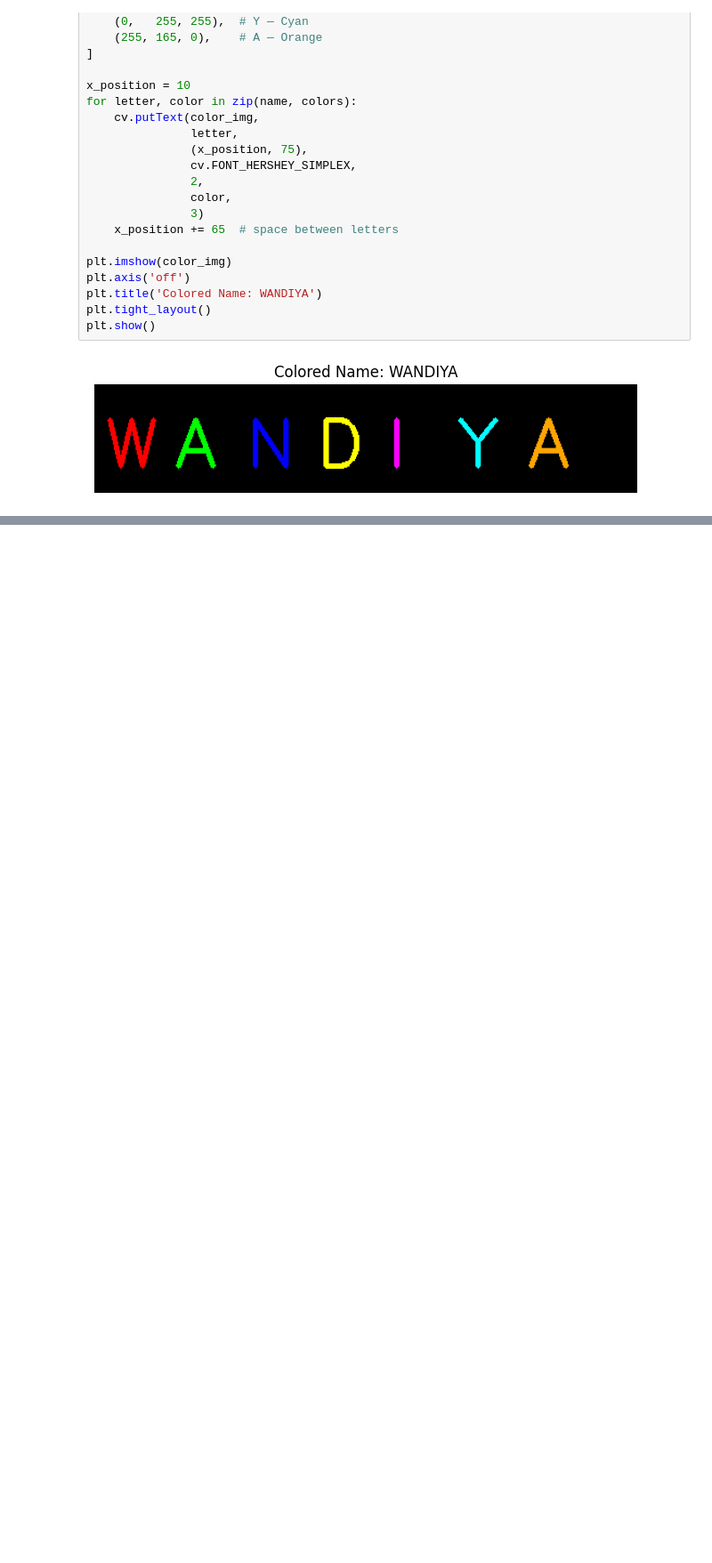
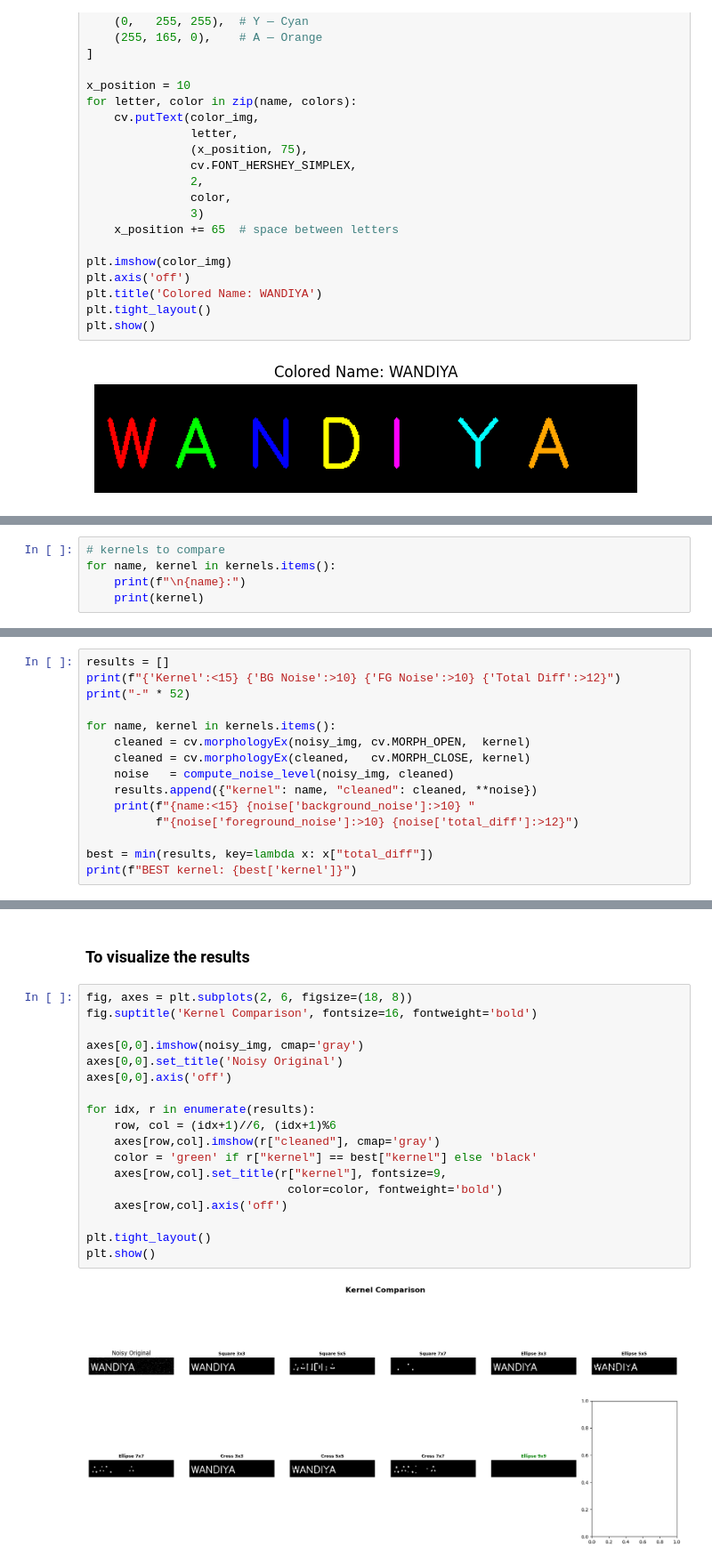
Before and after one commit to wandiyajames-arch/computer_vision, a Jupyter notebook: morph/morph/cv.ipynb, the cells around one changed output, grey strips where cells are left out. Shown at 89% size. Saved outputs shown, nothing was run; the diff lists cells and outputs as text; blank space fills up the shorter version.

Commit message:
chose the best kernel

```diff
--- a/morph/morph/cv.ipynb
+++ b/morph/morph/cv.ipynb
@@ -289,0 +331,5 @@ plt.show()
+# %%
+# kernels to compare
+for name, kernel in kernels.items():
+    print(f"\n{name}:")
+    print(kernel)
@@ -289,0 +354,15 @@ plt.show()
+# %%
+results = []
+print(f"{'Kernel':<15} {'BG Noise':>10} {'FG Noise':>10} {'Total Diff':>12}")
+print("-" * 52)
+
+for name, kernel in kernels.items():
+    cleaned = cv.morphologyEx(noisy_img, cv.MORPH_OPEN,  kernel)
+    cleaned = cv.morphologyEx(cleaned,   cv.MORPH_CLOSE, kernel)
+    noise   = compute_noise_level(noisy_img, cleaned)
+    results.append({"kernel": name, "cleaned": cleaned, **noise})
+    print(f"{name:<15} {noise['background_noise']:>10} "
+          f"{noise['foreground_noise']:>10} {noise['total_diff']:>12}")
+
+best = min(results, key=lambda x: x["total_diff"])
+print(f"BEST kernel: {best['kernel']}")
@@ -289,0 +383,22 @@ plt.show()
+# %% [markdown]
+### To visualize the results
+# %%
+fig, axes = plt.subplots(2, 6, figsize=(18, 8))
+fig.suptitle('Kernel Comparison', fontsize=16, fontweight='bold')
+
+axes[0,0].imshow(noisy_img, cmap='gray')
+axes[0,0].set_title('Noisy Original')
+axes[0,0].axis('off')
+
+for idx, r in enumerate(results):
+    row, col = (idx+1)//6, (idx+1)%6
+    axes[row,col].imshow(r["cleaned"], cmap='gray')
+    color = 'green' if r["kernel"] == best["kernel"] else 'black'
+    axes[row,col].set_title(r["kernel"], fontsize=9,
+                             color=color, fontweight='bold')
+    axes[row,col].axis('off')
+
+plt.tight_layout()
+plt.show()
+# %% [output]
+[figure, added]
```
Also changed, not shown: parts of 8 cells of this notebook.
